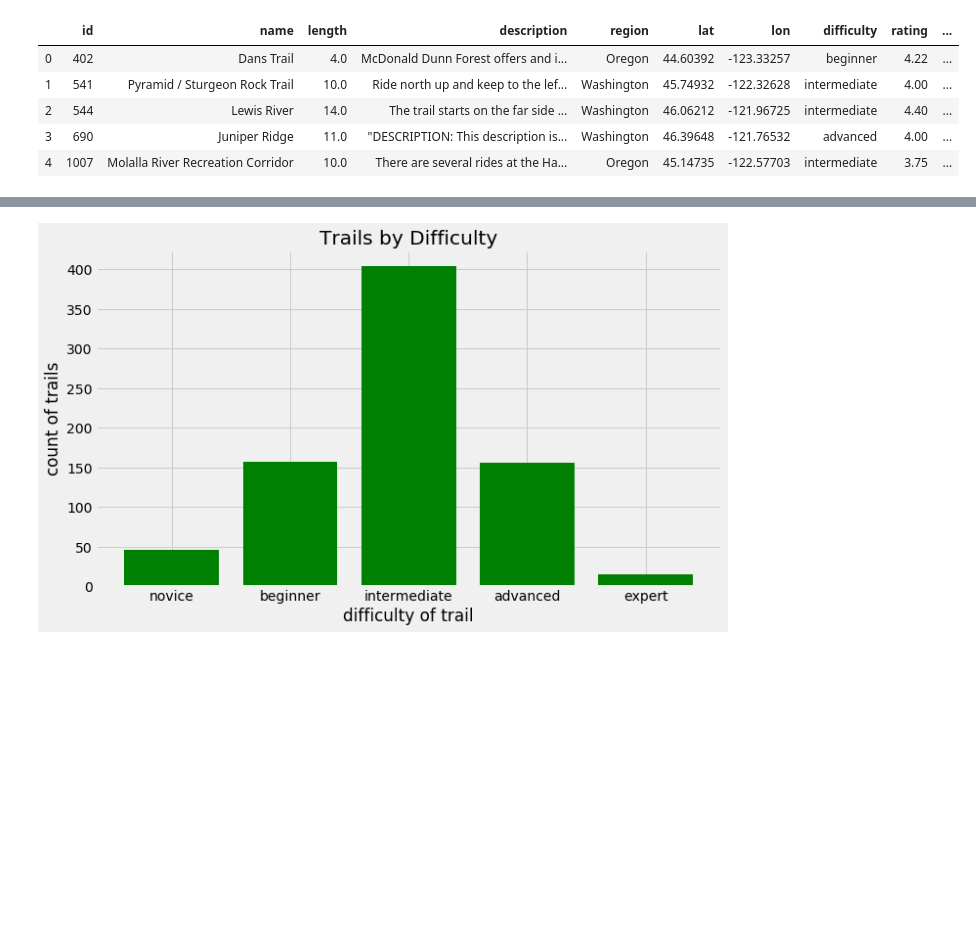
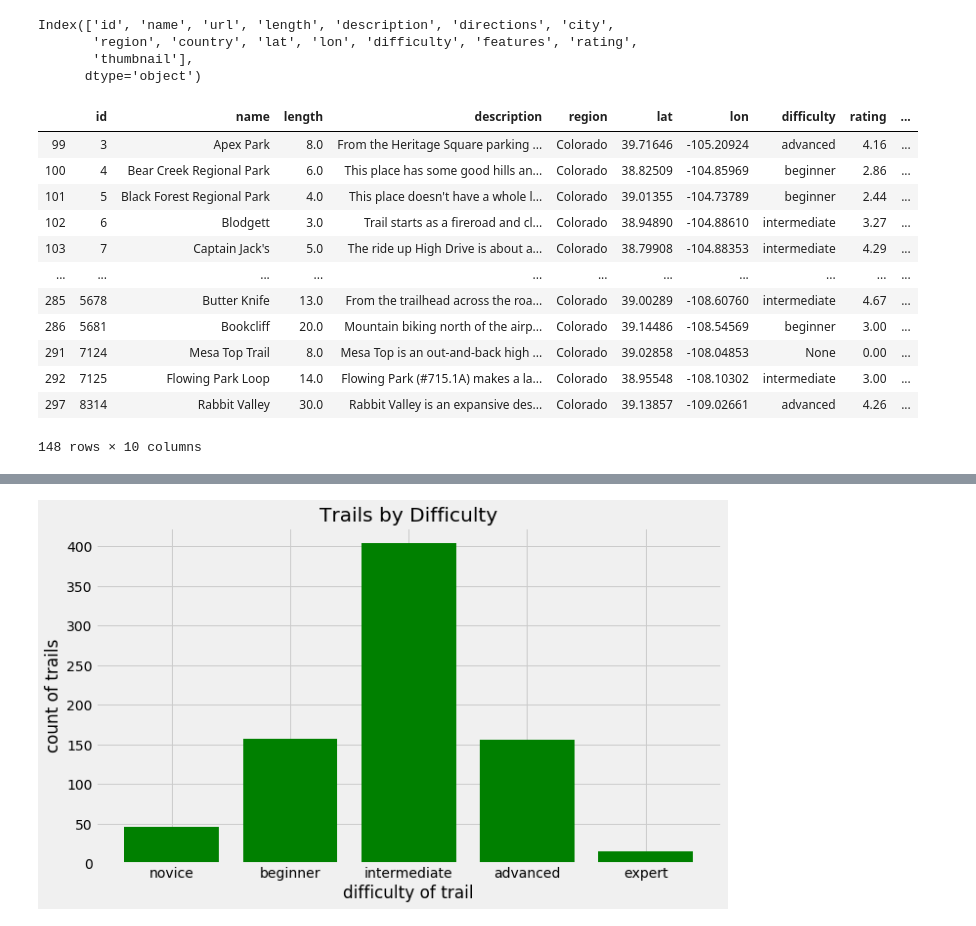
Before and after one commit to Laura-Kimble/mtb-trails, a Jupyter notebook: notebooks/singletracks_eda.ipynb, the cells around one changed output, grey strips where cells are left out. Saved outputs shown, nothing was run; the diff lists cells and outputs as text; code cells hidden in the pictures; blank space fills up the shorter version.

```diff
--- a/notebooks/singletracks_eda.ipynb
+++ b/notebooks/singletracks_eda.ipynb
@@ -9,19 +9,32 @@ matplotlib.rcParams.update({'font.size': 14})
 matplotlib.rcParams['image.cmap'] = 'viridis'
 # %%
 st_df = pd.read_pickle('../data/st_trails_df')
+st_df.columns
+# %% [output]
+Index(['id', 'name', 'url', 'length', 'description', 'directions', 'city',
+       'region', 'country', 'lat', 'lon', 'difficulty', 'features', 'rating',
+       'thumbnail'],
+      dtype='object')
 # %%
 view_cols = set(st_df.columns).difference(set(['directions', 'thumbnail','city', 'country', 'features', \
                                                'rating_rounded', 'length_rounded', 'url']))
 not_cols = ['directions', 'thumbnail','city', 'country', 'features', \
                                                'rating_rounded', 'length_rounded', 'url']
 view_cols2 = ['id', 'name', 'length', 'description', 'region', 'lat', 'lon', 'difficulty', 'rating', 'description_length']
-st_df[view_cols2].head()
+st_df[view_cols2][st_df['region']=="Colorado"]
 # %% [output]
 |  | id | name | length | description | region | lat | lon | difficulty | rating | ... |
-| 0 | 402 | Dans Trail | 4.0 | McDonald Dunn Forest offers and i... | Oregon | 44.60392 | -123.33257 | beginner | 4.22 | ... |
-| 1 | 541 | Pyramid / Sturgeon Rock Trail | 10.0 | Ride north up and keep to the lef... | Washington | 45.74932 | -122.32628 | intermediate | 4.00 | ... |
-| 2 | 544 | Lewis River | 14.0 | The trail starts on the far side ... | Washington | 46.06212 | -121.96725 | intermediate | 4.40 | ... |
-| 3 | 690 | Juniper Ridge | 11.0 | "DESCRIPTION: This description is... | Washington | 46.39648 | -121.76532 | advanced | 4.00 | ... |
-| 4 | 1007 | Molalla River Recreation Corridor | 10.0 | There are several rides at the Ha... | Oregon | 45.14735 | -122.57703 | intermediate | 3.75 | ... |
+| 99 | 3 | Apex Park | 8.0 | From the Heritage Square parking ... | Colorado | 39.71646 | -105.20924 | advanced | 4.16 | ... |
+| 100 | 4 | Bear Creek Regional Park | 6.0 | This place has some good hills an... | Colorado | 38.82509 | -104.85969 | beginner | 2.86 | ... |
+| 101 | 5 | Black Forest Regional Park | 4.0 | This place doesn't have a whole l... | Colorado | 39.01355 | -104.73789 | beginner | 2.44 | ... |
+| 102 | 6 | Blodgett | 3.0 | Trail starts as a fireroad and cl... | Colorado | 38.94890 | -104.88610 | intermediate | 3.27 | ... |
+| 103 | 7 | Captain Jack's | 5.0 | The ride up High Drive is about a... | Colorado | 38.79908 | -104.88353 | intermediate | 4.29 | ... |
+| ... | ... | ... | ... | ... | ... | ... | ... | ... | ... | ... |
+| 285 | 5678 | Butter Knife | 13.0 | From the trailhead across the roa... | Colorado | 39.00289 | -108.60760 | intermediate | 4.67 | ... |
+| 286 | 5681 | Bookcliff | 20.0 | Mountain biking north of the airp... | Colorado | 39.14486 | -108.54569 | beginner | 3.00 | ... |
+| 291 | 7124 | Mesa Top Trail | 8.0 | Mesa Top is an out-and-back high ... | Colorado | 39.02858 | -108.04853 | None | 0.00 | ... |
+| 292 | 7125 | Flowing Park Loop | 14.0 | Flowing Park (#715.1A) makes a la... | Colorado | 38.95548 | -108.10302 | intermediate | 3.00 | ... |
+| 297 | 8314 | Rabbit Valley | 30.0 | Rabbit Valley is an expansive des... | Colorado | 39.13857 | -109.02661 | advanced | 4.26 | ... |
+148 rows × 10 columns
 # %%
 st_df['features'].unique()
```
Also changed, not shown: parts of 8 cells of this notebook, 3 other files.
